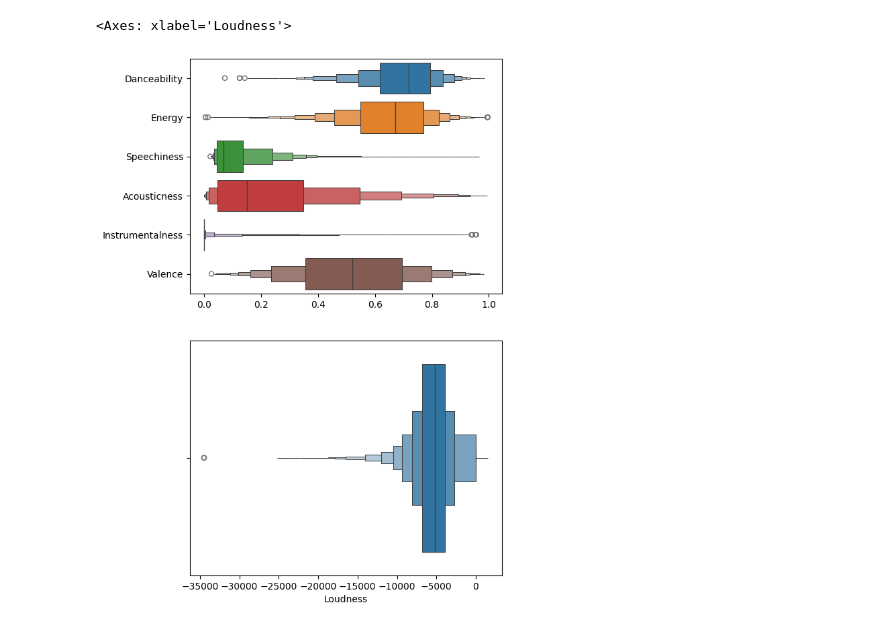
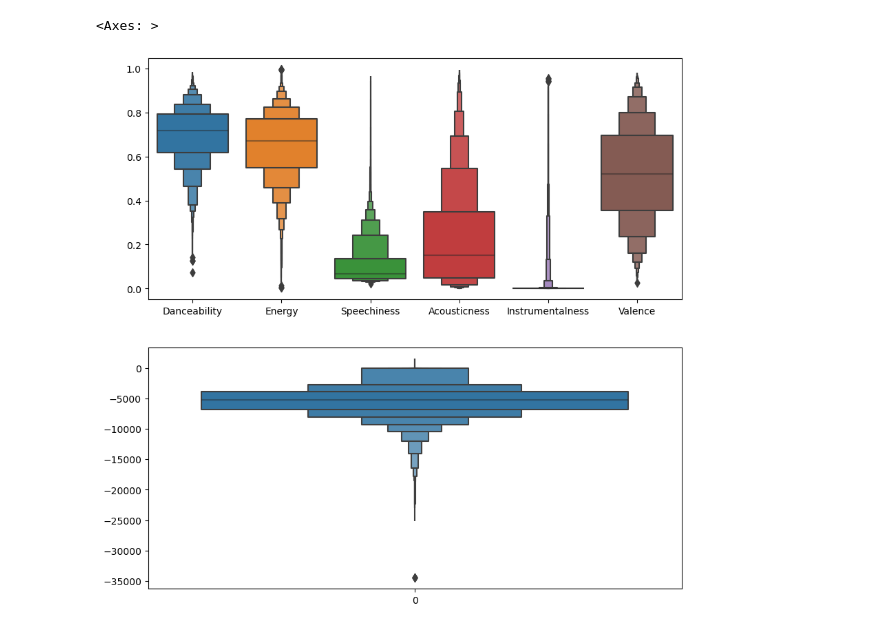
Before and after one commit to chauwat/spotify-analysist, a Jupyter notebook: vistualize.ipynb, the cells around one changed output. Drawn from its saved outputs; the diff is of its cells as text; code cells hidden in the pictures.

```diff
--- a/vistualize.ipynb
+++ b/vistualize.ipynb
@@ -16,6 +17,9 @@ from sklearn.cluster import KMeans
 # Load the dataset
 data_path = os.path.join(os.getcwd(), 'Spotify_Dataset_V3.csv')
 df = pd.read_csv(data_path, delimiter=';')
+df["Date"] = pd.to_datetime(df["Date"], format="%d/%m/%Y")
+df["Day_in_week"] = df["Date"].dt.day_name()
+df["Month"] = df["Date"].dt.month
 df.head()
 # %% [output]
 |  | Rank | Title | Artists | Date | Danceability | Energy | Loudness | Speechiness | Acousticness | ... |
@@ -26,0 +34,4 @@ df.head()
+# %%
+df_features = df[['Danceability', 'Energy', 'Speechiness', 'Acousticness', 'Instrumentalness', 'Valence', 'Loudness', 'Month', 'Day_in_week', 'Points (Total)']].copy()
+df_main_features = df_features.drop(columns=['Month', 'Day_in_week', 'Points (Total)']).copy()
+df_main_features.describe()
@@ -27,12 +48,10 @@ df.head()
 # %%
-df_feature = df[['Danceability', 'Energy', 'Speechiness', 'Acousticness', 'Instrumentalness', 'Valence', 'Loudness']].copy()
-
-plt.figure(figsize=(6, 10))
+plt.figure(figsize=(10, 10))
 plt.subplot(211)
-sns.boxenplot(df_feature.drop(columns="Loudness"), orient="y")
+sns.boxenplot(df_main_features.drop(columns="Loudness"), orient="y")
 
 plt.subplot(212)
 sns.boxenplot(df["Loudness"],orient="y")
 # %% [output]
-<Axes: xlabel='Loudness'>
+<Axes: >
-[figure, old version]
+[figure, new version]
```
Also changed, not shown: parts of 30 cells of this notebook.
